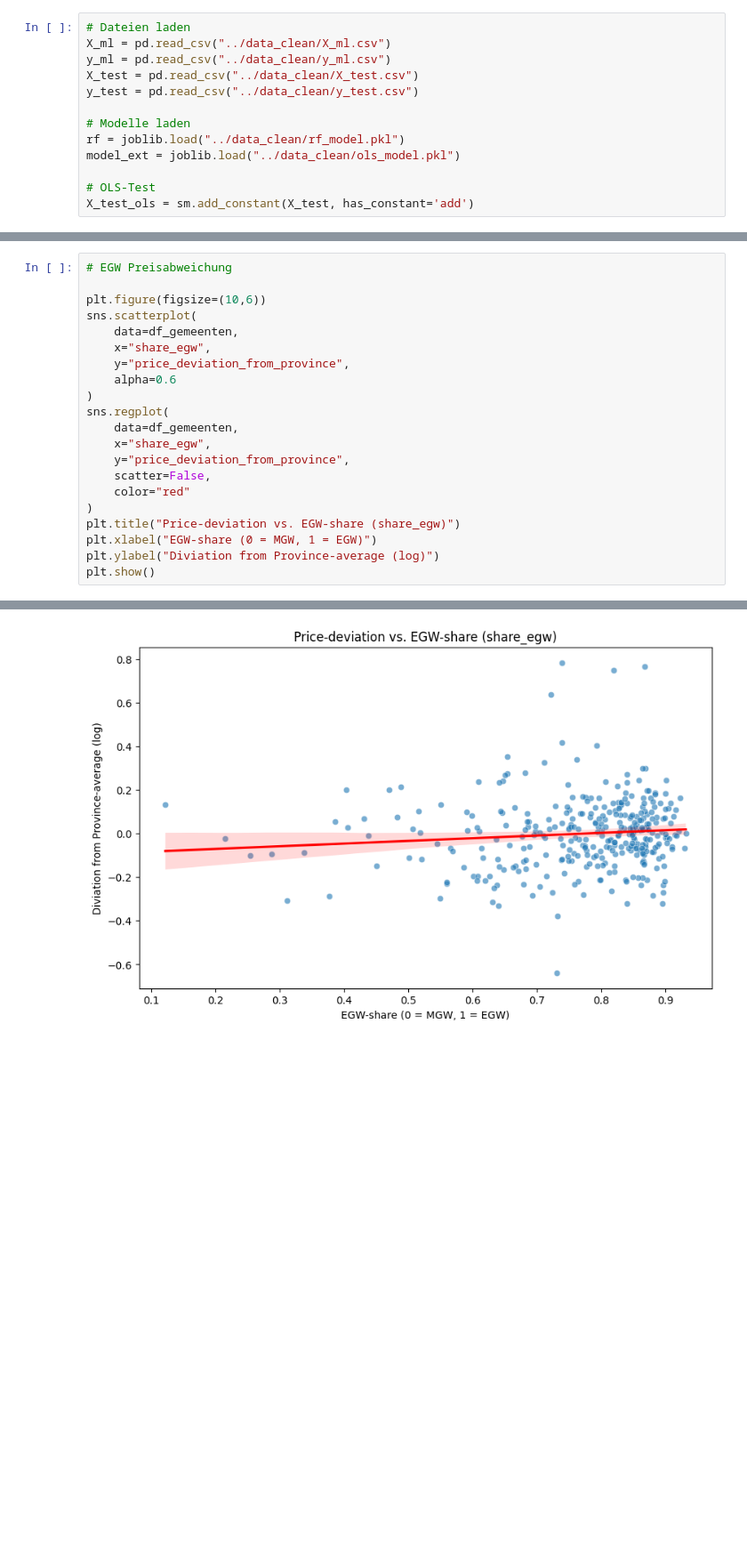
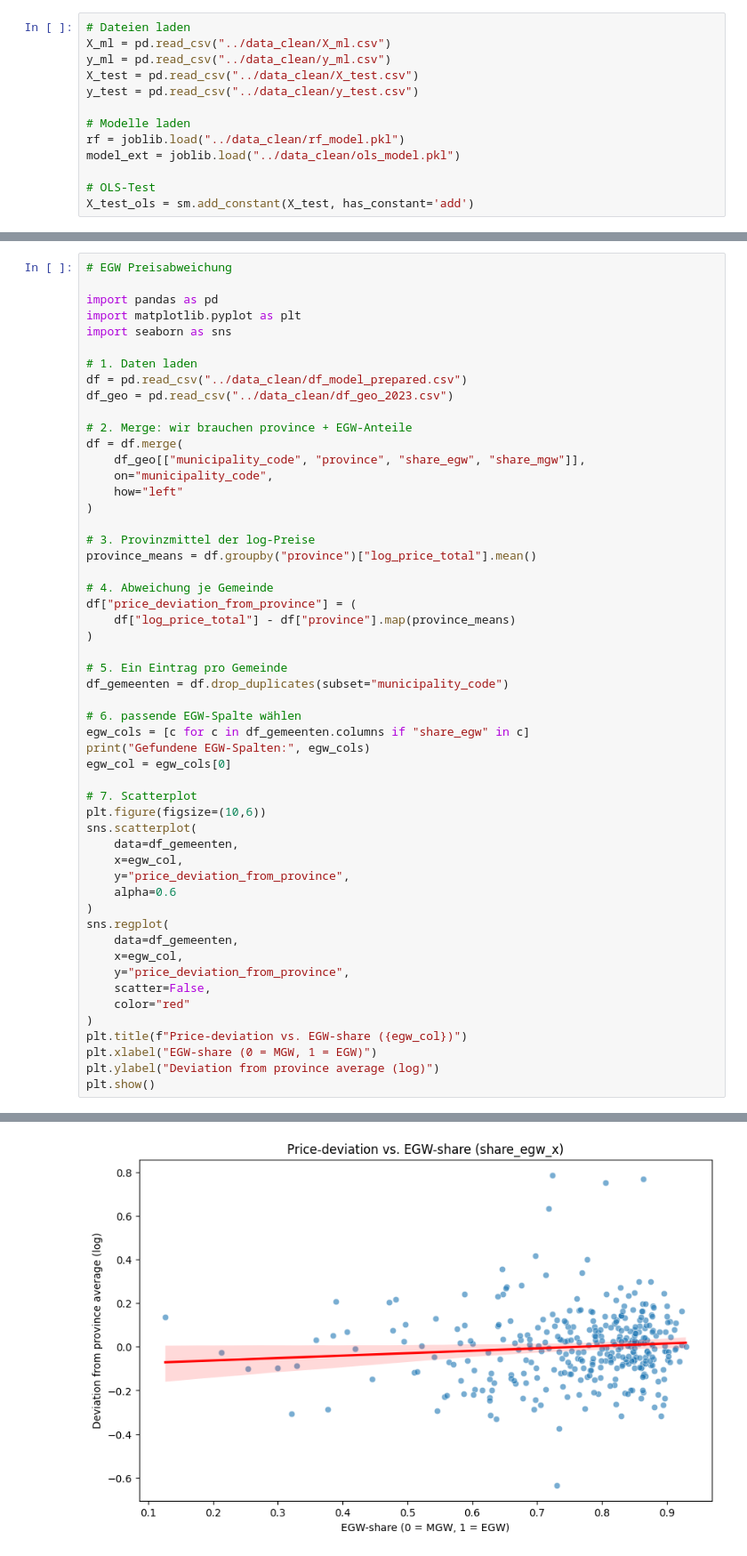
Before and after one commit to StefanKermann/pricing_on_the_dutch_housing_market, a Jupyter notebook: notebooks/08_residue_analyse.ipynb, the cells around one changed output, grey strips where cells are left out. Shown at 89% size. Drawn from its saved outputs; the diff is of its cells as text; blank space fills up the shorter version.

```diff
--- a/notebooks/08_residue_analyse.ipynb
+++ b/notebooks/08_residue_analyse.ipynb
@@ -270,22 +430,54 @@ plt.show()
 # %%
 # EGW Preisabweichung
 
+import pandas as pd
+import matplotlib.pyplot as plt
+import seaborn as sns
+
+# 1. Daten laden
+df = pd.read_csv("../data_clean/df_model_prepared.csv")
+df_geo = pd.read_csv("../data_clean/df_geo_2023.csv")
+
+# 2. Merge: wir brauchen province + EGW-Anteile
+df = df.merge(
+    df_geo[["municipality_code", "province", "share_egw", "share_mgw"]],
+    on="municipality_code",
+    how="left"
+)
+
+# 3. Provinzmittel der log-Preise
+province_means = df.groupby("province")["log_price_total"].mean()
+
+# 4. Abweichung je Gemeinde
+df["price_deviation_from_province"] = (
+    df["log_price_total"] - df["province"].map(province_means)
+)
+
+# 5. Ein Eintrag pro Gemeinde
+df_gemeenten = df.drop_duplicates(subset="municipality_code")
+
+# 6. passende EGW-Spalte wählen
+egw_cols = [c for c in df_gemeenten.columns if "share_egw" in c]
+print("Gefundene EGW-Spalten:", egw_cols)
+egw_col = egw_cols[0]
+
+# 7. Scatterplot
 plt.figure(figsize=(10,6))
 sns.scatterplot(
     data=df_gemeenten,
-    x="share_egw",
+    x=egw_col,
     y="price_deviation_from_province",
     alpha=0.6
 )
 sns.regplot(
     data=df_gemeenten,
-    x="share_egw",
+    x=egw_col,
     y="price_deviation_from_province",
     scatter=False,
     color="red"
 )
-plt.title("Price-deviation vs. EGW-share (share_egw)")
+plt.title(f"Price-deviation vs. EGW-share ({egw_col})")
 plt.xlabel("EGW-share (0 = MGW, 1 = EGW)")
-plt.ylabel("Diviation from Province-average (log)")
+plt.ylabel("Deviation from province average (log)")
 plt.show()
 # %% [output]
@@ -292 +485 @@ plt.show()
-[figure, old version]
+[figure, new version]
```
Also changed, not shown: parts of 19 cells of this notebook, 10 other files.
